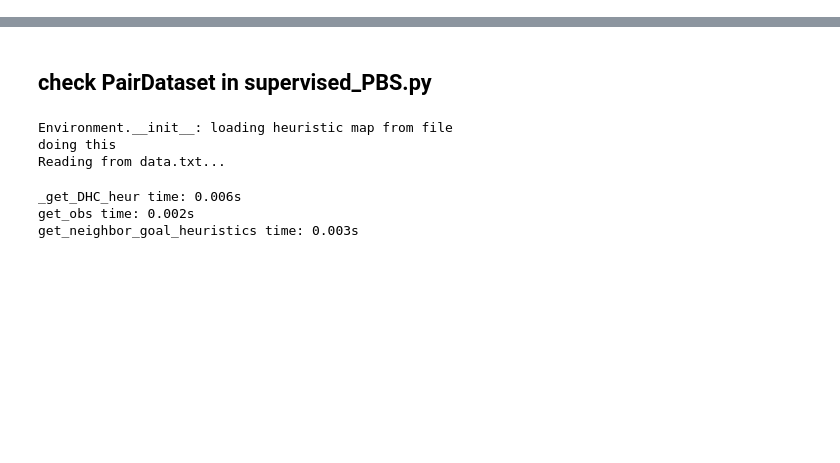
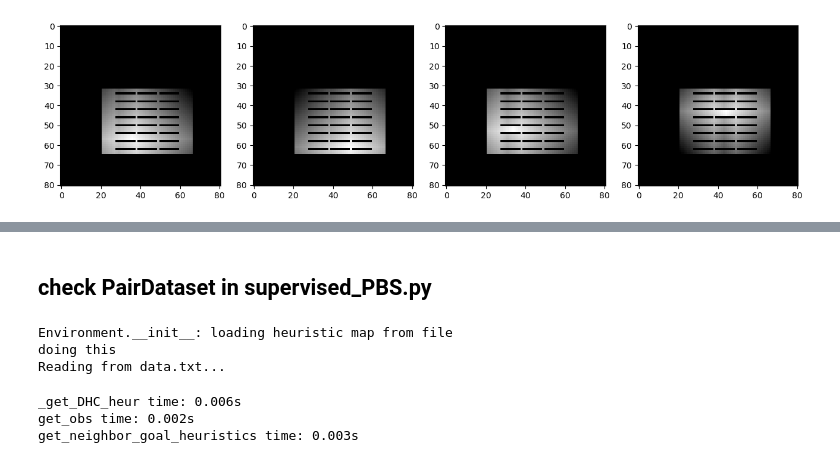
Before and after one commit to ervsam/congenial-lamp, a Jupyter notebook: DELETE.ipynb, the cells around one changed output, grey strips where cells are left out. Cells and saved outputs as stored; diff of their text form; code cells hidden in the pictures; blank space fills up the shorter version.

```diff
--- a/DELETE.ipynb
+++ b/DELETE.ipynb
@@ -0,0 +260,10 @@
+# %%
+neighs = padded_feats[0][:4].squeeze()
+
+fig, axs = plt.subplots(1, len(neighs), figsize=(4*len(neighs), 4))
+for i, ax in enumerate(axs):
+    ax.imshow(neighs[i], cmap='gray_r')
+
+# pad with 1 or zeros? since in input its padded with 1
+# %% [output]
+[figure, added]
```
Also changed, not shown: parts of 25 cells of this notebook, 5 other files.
